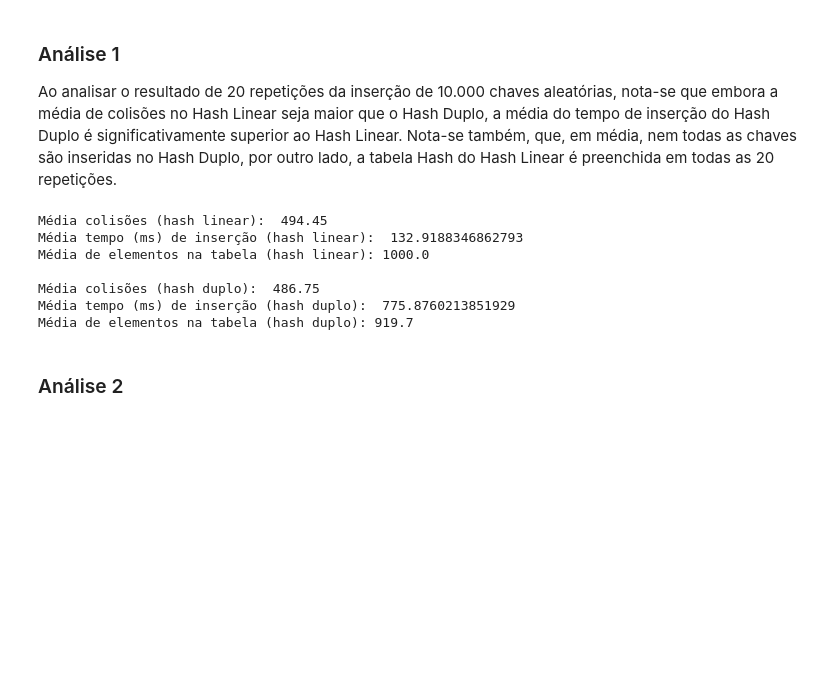
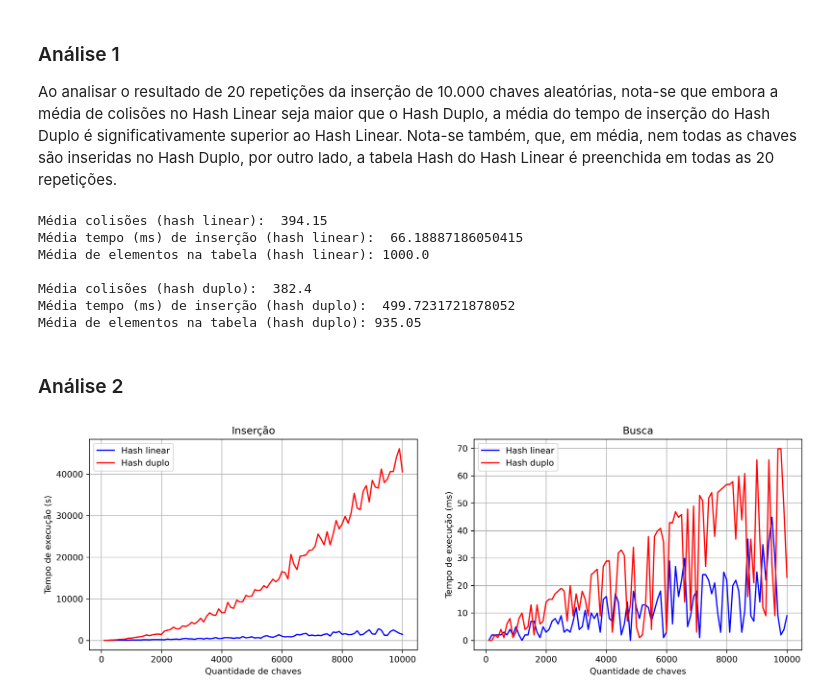
Before and after one commit to rlrocha/paa, a Jupyter notebook: ep6.ipynb, the cells around one changed output. Cells and saved outputs as stored; diff of their text form; code cells hidden in the pictures; blank space fills up the shorter version.

```diff
--- a/ep6.ipynb
+++ b/ep6.ipynb
@@ -171,7 +180,7 @@ elemento_duplo_lista = []
 
 for i in range(repeticoes):
 
-    x_lista = list(np.random.permutation(np.arange(1, 100001, 1)))
+    x_lista = list(np.random.permutation(np.arange(1, (n*2)+1, 1)))
 
     x_lista = x_lista[0:n]
 
@@ -215,13 +224,13 @@ print('\nMédia colisões (hash duplo): ',  np.mean(colisao_duplo_lista))
 print('Média tempo (ms) de inserção (hash duplo): ', np.mean(tempo_duplo_lista)*1000)
 print('Média de elementos na tabela (hash duplo):', np.mean(elemento_duplo_lista))
 # %% [output]
-Média colisões (hash linear):  494.45
-Média tempo (ms) de inserção (hash linear):  132.9188346862793
+Média colisões (hash linear):  394.15
+Média tempo (ms) de inserção (hash linear):  66.18887186050415
 Média de elementos na tabela (hash linear): 1000.0
 
-Média colisões (hash duplo):  486.75
-Média tempo (ms) de inserção (hash duplo):  775.8760213851929
-Média de elementos na tabela (hash duplo): 919.7
+Média colisões (hash duplo):  382.4
+Média tempo (ms) de inserção (hash duplo):  499.7231721878052
+Média de elementos na tabela (hash duplo): 935.05
 # %% [markdown]
 ### Análise 2
 # %%
@@ -242,9 +251,9 @@ tempoBusca_duplo_lista = []
 
 for n in n_lista:
 
-    #x_lista = list(np.random.permutation(np.arange(1, n+1, 1)))
+    x_lista = list(np.random.permutation(np.arange(1, (2*n)+1, 1)))
 
-    x_lista = list(np.random.permutation(np.arange(1, 100001, 1)))
+    #x_lista = list(np.random.permutation(np.arange(1, 100001, 1)))
 
     x_lista = x_lista[0:n]
 
@@ -287,32 +296,34 @@ for n in n_lista:
     colisao_linear_lista.append(colisao_linear)
     colisao_duplo_lista.append(colisao_duplo)
 
-    tempoInsercao_linear_lista.append(tempoInsercao_linear*1000)
-    tempoInsercao_duplo_lista.append(tempoInsercao_duplo*1000)
+    tempoInsercao_linear_lista.append(tempoInsercao_linear)
+    tempoInsercao_duplo_lista.append(tempoInsercao_duplo)
 
     tempoBusca_linear_lista.append(tempoBusca_linear*1000)
     tempoBusca_duplo_lista.append(tempoBusca_duplo*1000)
 # %%
 fig_luz, axes = plt.subplots(1,2, figsize=(8,4), dpi=300)
 plt.tight_layout()
 
 axes[0].plot(n_lista, tempoInsercao_linear_lista, color='blue')
 axes[0].plot(n_lista, tempoInsercao_duplo_lista, color='red')
 axes[0].set_xlabel('Quantidade de chaves')
 axes[0].set_ylabel('Tempo de execução (s)')
 axes[0].set_title('Inserção')
 axes[0].grid()
 axes[0].legend(['Hash linear', 'Hash duplo'])
 
 axes[1].plot(n_lista, tempoBusca_linear_lista, color='blue')
 axes[1].plot(n_lista, tempoBusca_duplo_lista, color='red')
 axes[1].set_xlabel('Quantidade de chaves')
-axes[1].set_ylabel('Tempo de execução (s)')
+axes[1].set_ylabel('Tempo de execução (ms)')
 axes[1].set_title('Busca')
 axes[1].grid()
 axes[1].legend(['Hash linear', 'Hash duplo'])
 
 plt.subplots_adjust(right=1.5)
 
 #plt.savefig('resultados/ep5/ep5_analise1.png', dpi=300, bbox_inches = 'tight')
 plt.show()
+# %% [output]
+[figure, added]
```
Also changed, not shown: parts of 2 cells of this notebook, 1 other file.
